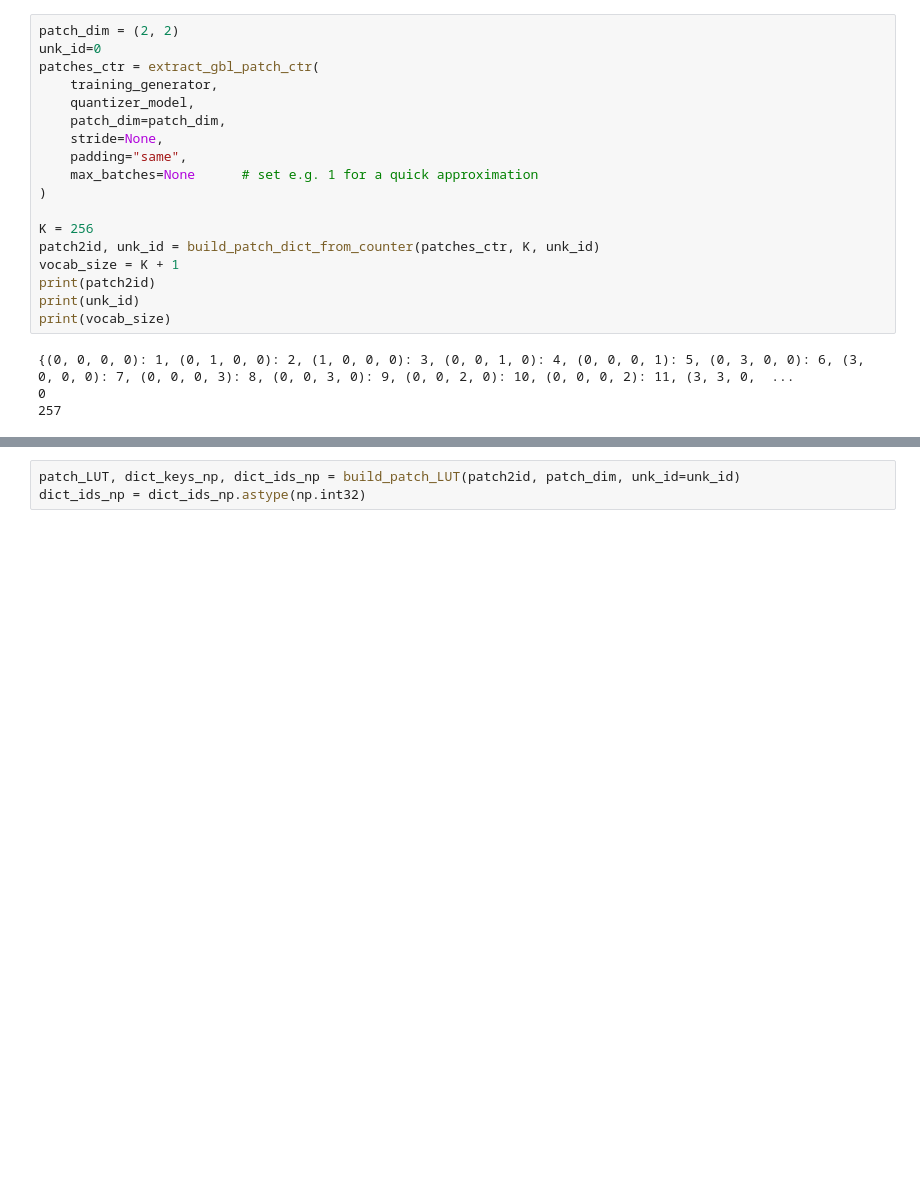
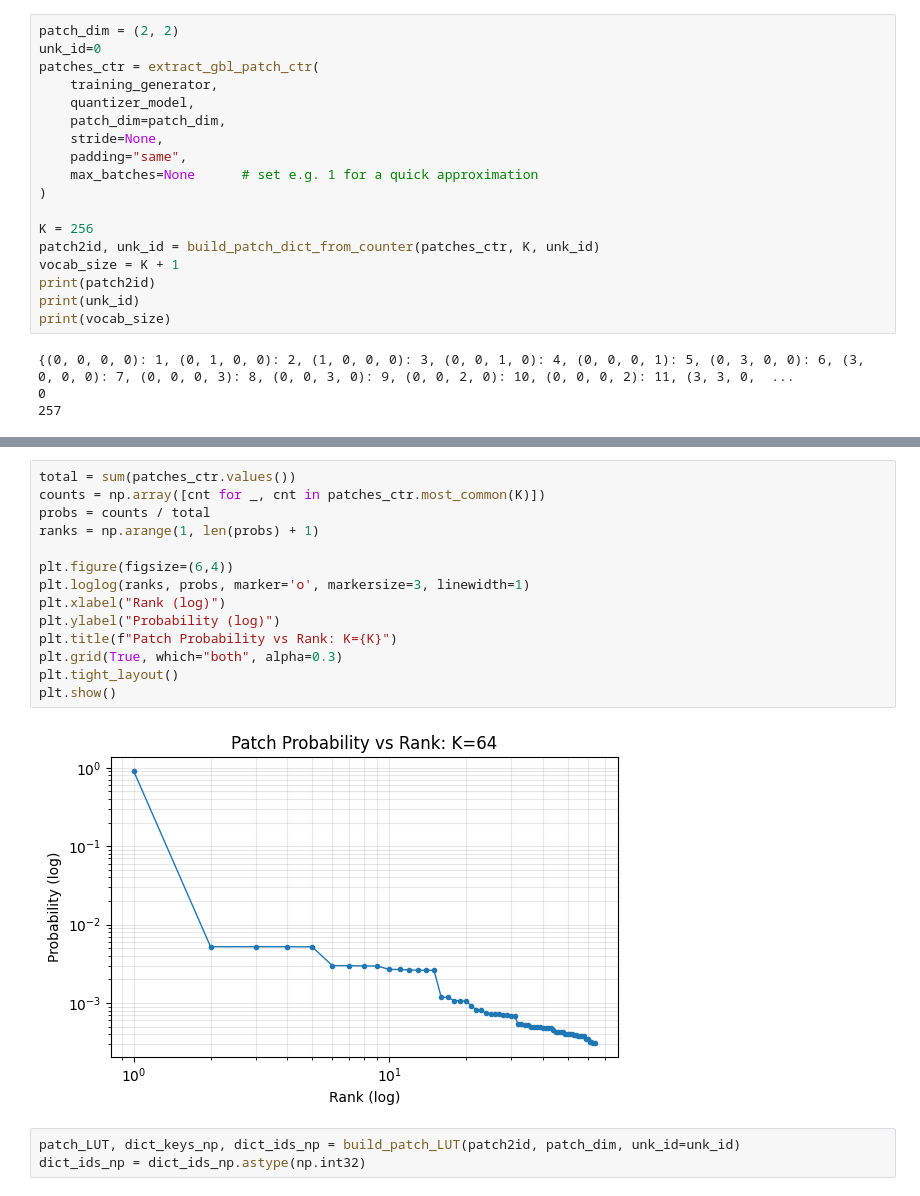
Before and after one commit to ArghyaDas112358/smart-pixels-ml, a Jupyter notebook: Pattern_patching.ipynb, the cells around one changed output, grey strips where cells are left out. Drawn from its saved outputs; the diff is of its cells as text; blank space fills up the shorter version.

```diff
--- a/Pattern_patching.ipynb
+++ b/Pattern_patching.ipynb
@@ -1279,3 +1302,19 @@ print(vocab_size)
+# %%
+total = sum(patches_ctr.values())
+counts = np.array([cnt for _, cnt in patches_ctr.most_common(K)])
+probs = counts / total
+ranks = np.arange(1, len(probs) + 1)
+
+plt.figure(figsize=(6,4))
+plt.loglog(ranks, probs, marker='o', markersize=3, linewidth=1)
+plt.xlabel("Rank (log)")
+plt.ylabel("Probability (log)")
+plt.title(f"Patch Probability vs Rank: K={K}")
+plt.grid(True, which="both", alpha=0.3)
+plt.tight_layout()
+plt.show()
+# %% [output]
+[figure, added]
 # %%
 patch_LUT, dict_keys_np, dict_ids_np = build_patch_LUT(patch2id, patch_dim, unk_id=unk_id)
 dict_ids_np = dict_ids_np.astype(np.int32)
```
Also changed, not shown: parts of 10 cells of this notebook.
